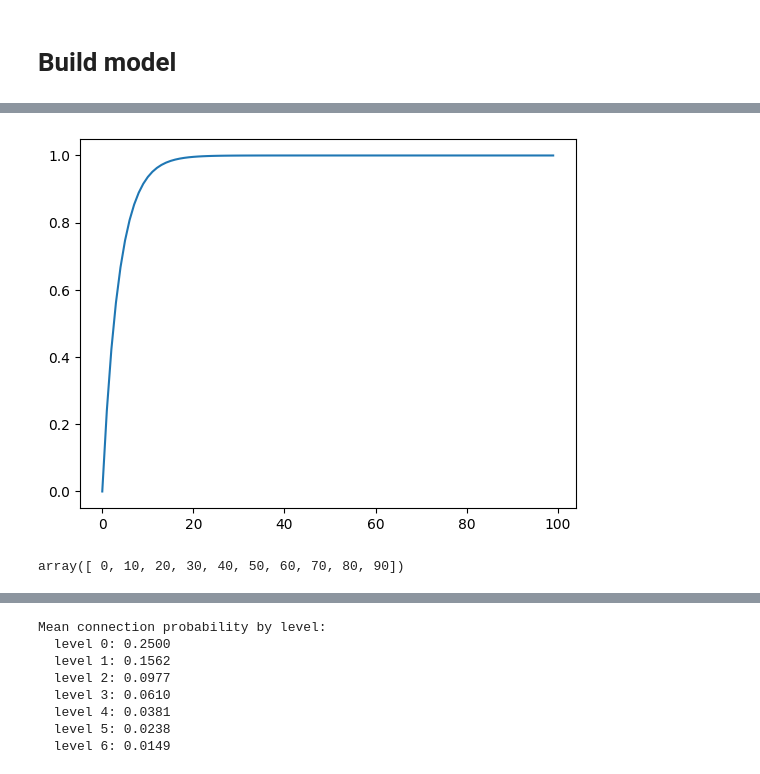
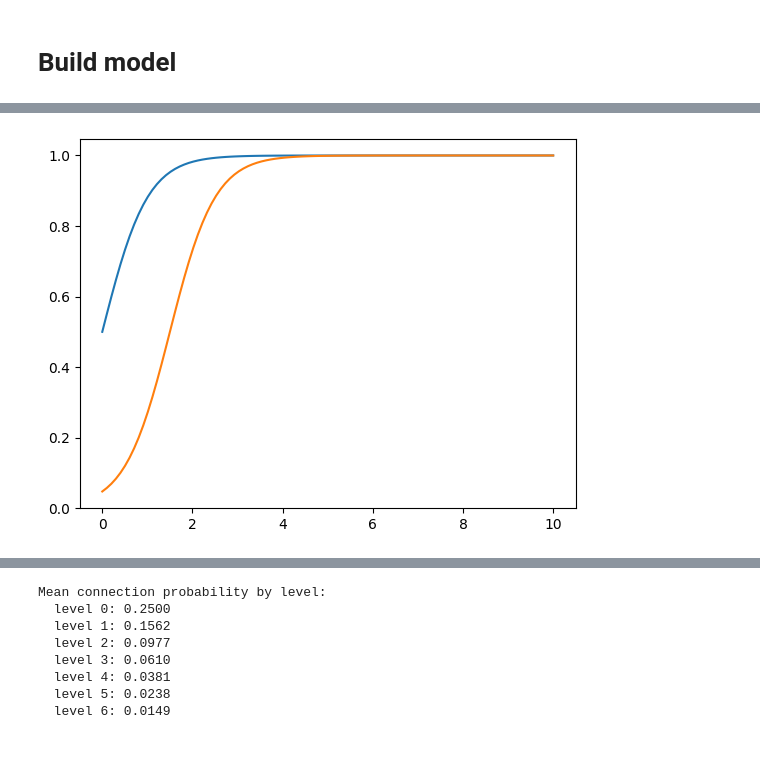
Before and after one commit to dmnburrows/multiscale_dev_dynamics, a Jupyter notebook: model_check.ipynb, the cells around one changed output, grey strips where cells are left out. Drawn from its saved outputs; the diff is of its cells as text; code cells hidden in the pictures.

```diff
--- a/model_check.ipynb
+++ b/model_check.ipynb
@@ -2567,11 +2526,19 @@ inp_e[np.random.randint(low=0, high = len(inp_e), size=30)] = 1
 # %%
-x = np.arange(0,100)
-y = 1 - np.exp(-w*x)
+x = np.linspace(0,10, 100)
+inp_i = 0
+
+net = (e_w * x) - (i_w * inp_i)
+p_net = 1 / (1 + np.exp(-net)) #sigmoid
+
+y = p_net
+plt.plot(x,y)
+
+theta = 3
+
+net = (e_w * x) - (i_w * inp_i)
+p_net = 1 / (1 + np.exp(-(net - theta))) #sigmoid
+y = p_net
 plt.plot(x,y)
 plt.show()
 # %% [output]
-[figure, old version]
+[figure, new version]
-# %%
-np.arange(0,100,10)
-# %% [output]
-array([ 0, 10, 20, 30, 40, 50, 60, 70, 80, 90])
```
Also changed, not shown: parts of 19 cells of this notebook.
